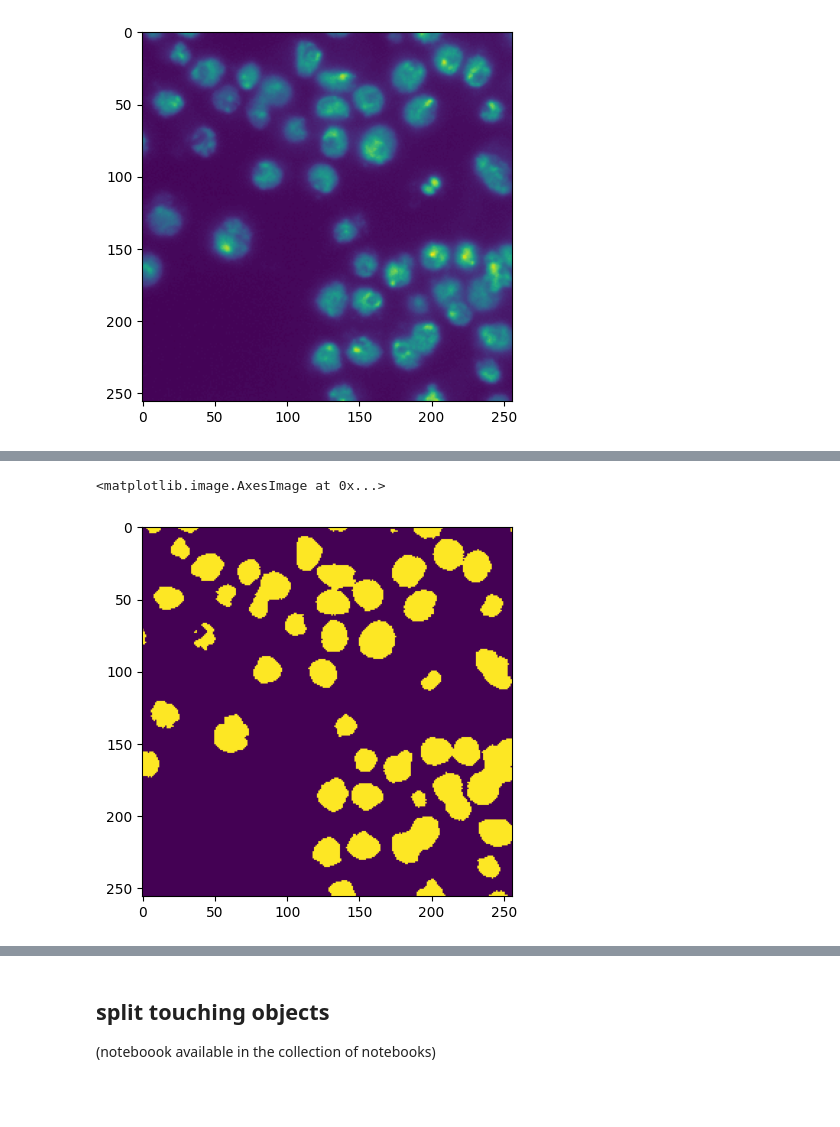
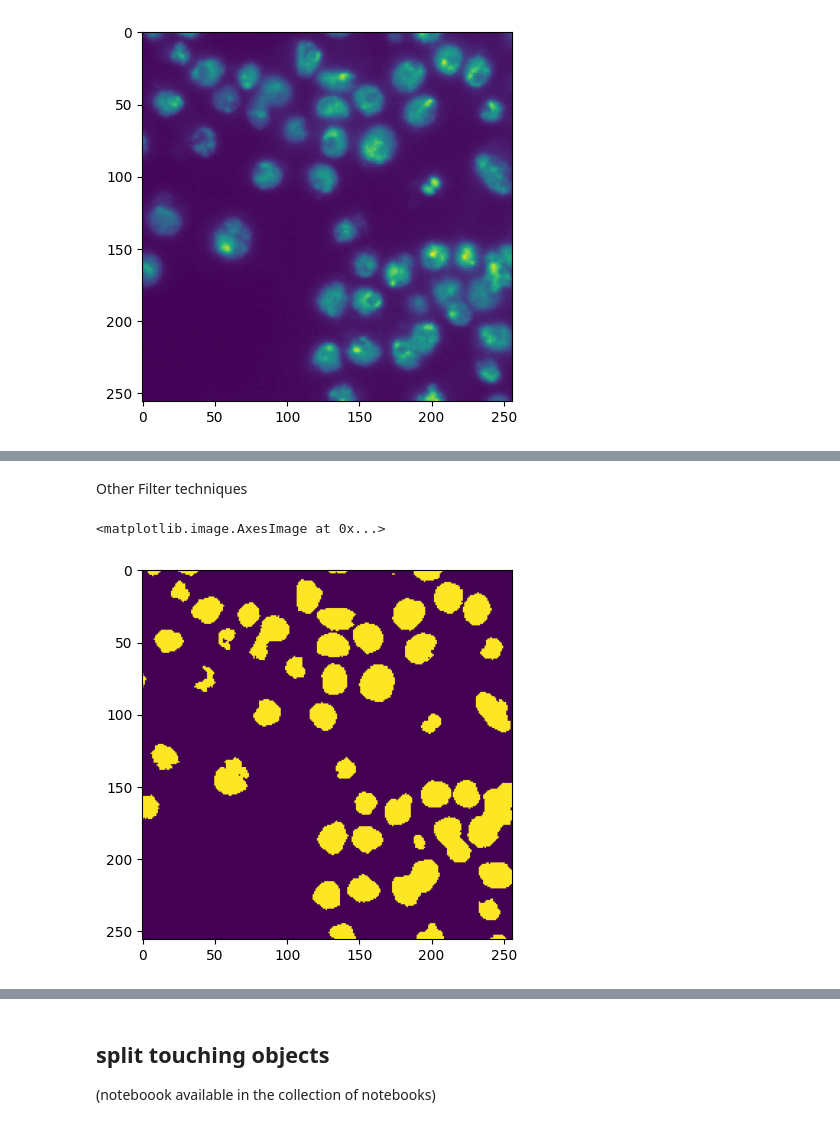
Before and after one commit to moritzmarquardt/workshop_IBEC, a Jupyter notebook: 01_image_analysis_basics.ipynb, the cells around one changed output, grey strips where cells are left out. Saved outputs shown, nothing was run; the diff lists cells and outputs as text; code cells hidden in the pictures; blank space fills up the shorter version.

```diff
--- a/01_image_analysis_basics.ipynb
+++ b/01_image_analysis_basics.ipynb
@@ -36,6 +71,8 @@ plt.show()
+# %% [markdown]
+Other Filter techniques
 # %%
-otsu = filters.threshold_otsu(filtered_image)
+otsu = filters.threshold_otsu(img)
 plt.imshow(img > otsu)
 # %% [output]
 <matplotlib.image.AxesImage at 0x...>
-[figure, old version]
+[figure, new version]
```
Also changed, not shown: parts of 8 cells of this notebook, 1 other file.
